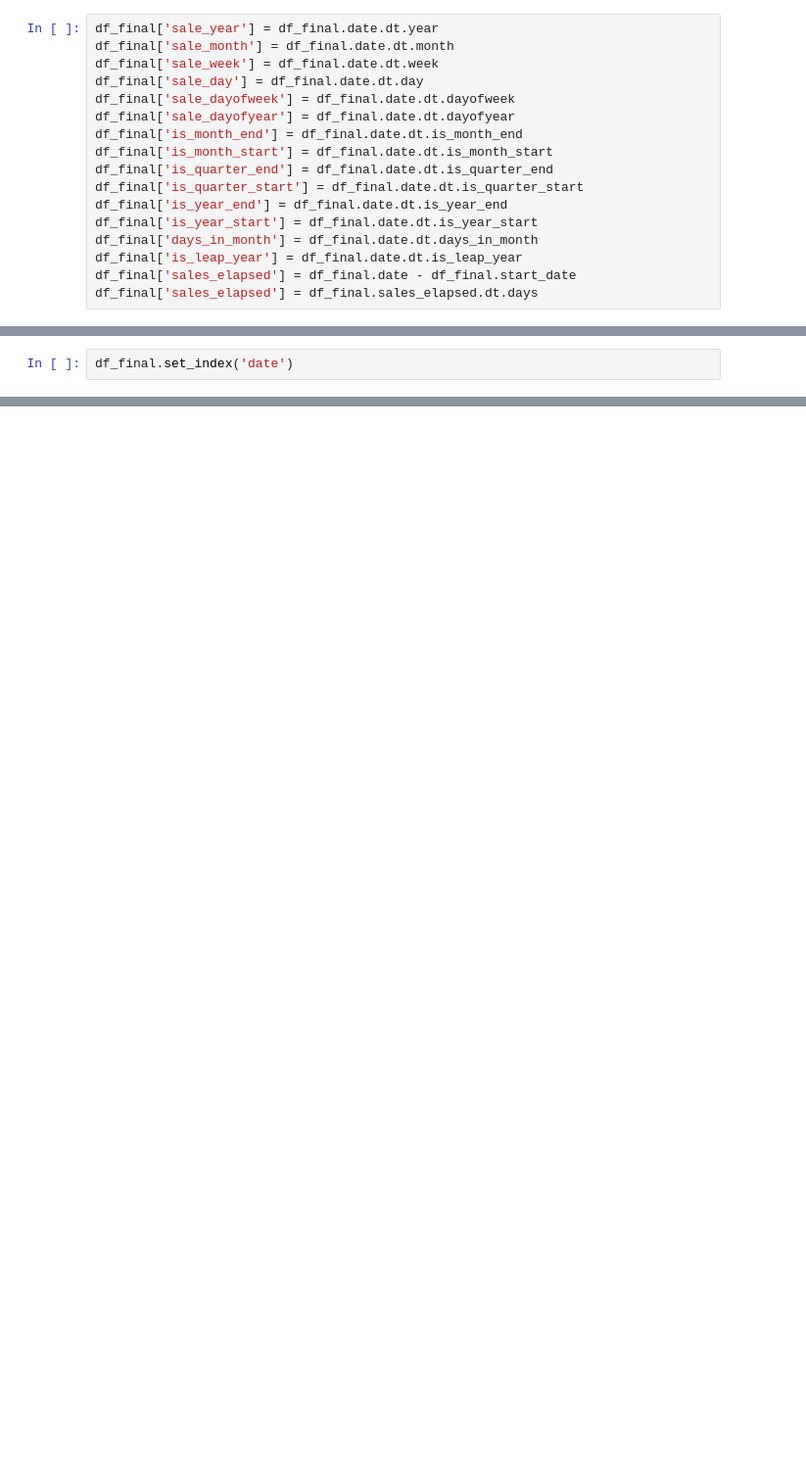
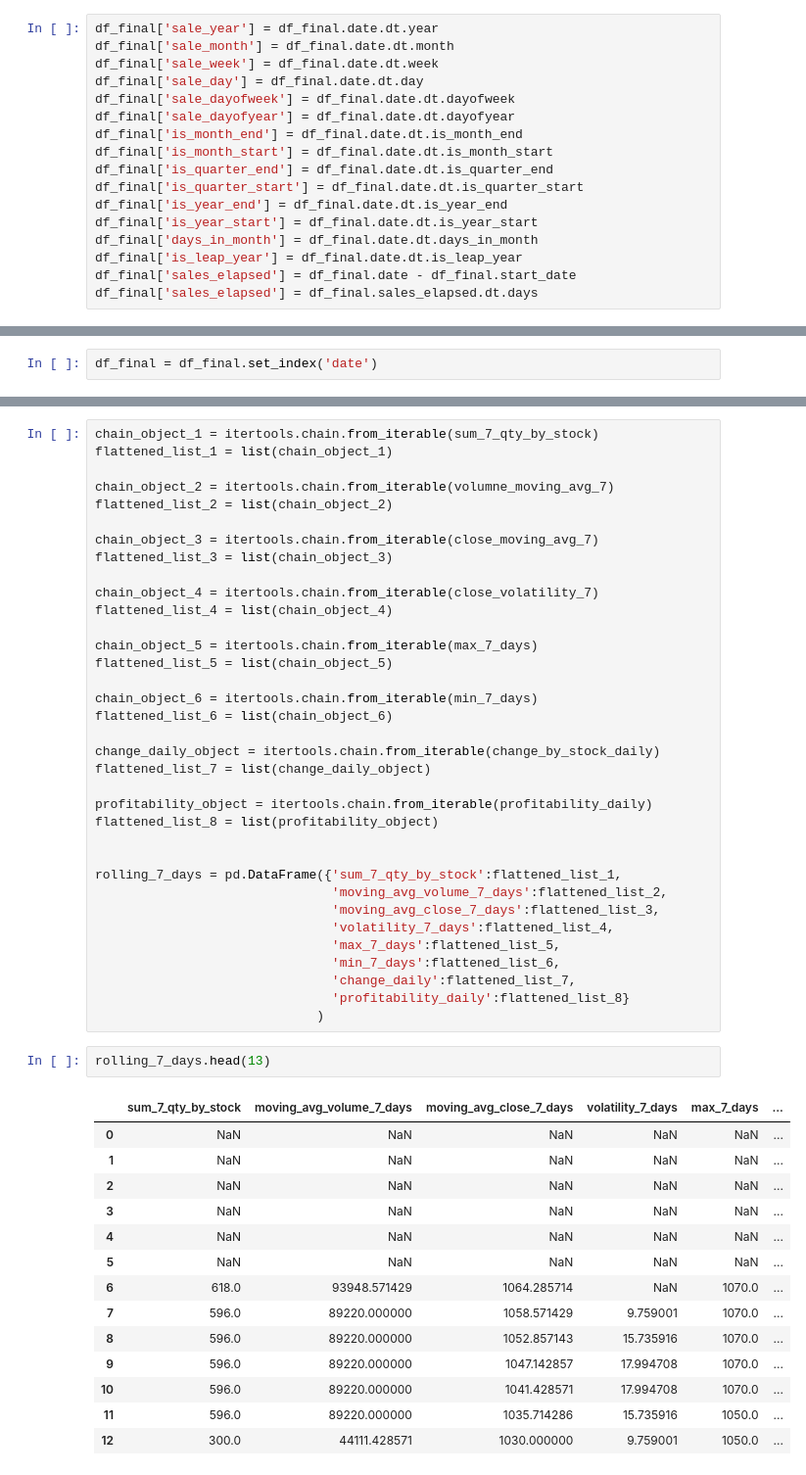
Before and after one commit to gjurcin/MacedoniaStockMarket, a Jupyter notebook: mse_prediction_gjurcin.ipynb, the cells around one changed output, grey strips where cells are left out. Shown at 98% size. Cells and saved outputs as stored; diff of their text form; blank space fills up the shorter version.

```diff
--- a/mse_prediction_gjurcin.ipynb
+++ b/mse_prediction_gjurcin.ipynb
@@ -178,2 +184,2 @@ ROLLING
 # %%
-df_final.set_index('date')
+df_final = df_final.set_index('date')
@@ -194,0 +235,52 @@ df_final.set_index('date')
+# %%
+chain_object_1 = itertools.chain.from_iterable(sum_7_qty_by_stock)
+flattened_list_1 = list(chain_object_1)
+
+chain_object_2 = itertools.chain.from_iterable(volumne_moving_avg_7)
+flattened_list_2 = list(chain_object_2)
+
+chain_object_3 = itertools.chain.from_iterable(close_moving_avg_7)
+flattened_list_3 = list(chain_object_3)
+
+chain_object_4 = itertools.chain.from_iterable(close_volatility_7)
+flattened_list_4 = list(chain_object_4)
+
+chain_object_5 = itertools.chain.from_iterable(max_7_days)
+flattened_list_5 = list(chain_object_5)
+
+chain_object_6 = itertools.chain.from_iterable(min_7_days)
+flattened_list_6 = list(chain_object_6)
+
+change_daily_object = itertools.chain.from_iterable(change_by_stock_daily)
+flattened_list_7 = list(change_daily_object)
+
+profitability_object = itertools.chain.from_iterable(profitability_daily)
+flattened_list_8 = list(profitability_object)
+
+
+rolling_7_days = pd.DataFrame({'sum_7_qty_by_stock':flattened_list_1,
+                               'moving_avg_volume_7_days':flattened_list_2,
+                               'moving_avg_close_7_days':flattened_list_3,
+                               'volatility_7_days':flattened_list_4,
+                               'max_7_days':flattened_list_5,
+                               'min_7_days':flattened_list_6,
+                               'change_daily':flattened_list_7,
+                               'profitability_daily':flattened_list_8}
+                             )
+# %%
+rolling_7_days.head(13)
+# %% [output]
+|  | sum_7_qty_by_stock | moving_avg_volume_7_days | moving_avg_close_7_days | volatility_7_days | max_7_days | ... |
+| 0 | NaN | NaN | NaN | NaN | NaN | ... |
+| 1 | NaN | NaN | NaN | NaN | NaN | ... |
+| 2 | NaN | NaN | NaN | NaN | NaN | ... |
+| 3 | NaN | NaN | NaN | NaN | NaN | ... |
+| 4 | NaN | NaN | NaN | NaN | NaN | ... |
+| 5 | NaN | NaN | NaN | NaN | NaN | ... |
+| 6 | 618.0 | 93948.571429 | 1064.285714 | NaN | 1070.0 | ... |
+| 7 | 596.0 | 89220.000000 | 1058.571429 | 9.759001 | 1070.0 | ... |
+| 8 | 596.0 | 89220.000000 | 1052.857143 | 15.735916 | 1070.0 | ... |
+| 9 | 596.0 | 89220.000000 | 1047.142857 | 17.994708 | 1070.0 | ... |
+| 10 | 596.0 | 89220.000000 | 1041.428571 | 17.994708 | 1070.0 | ... |
+| 11 | 596.0 | 89220.000000 | 1035.714286 | 15.735916 | 1050.0 | ... |
+| 12 | 300.0 | 44111.428571 | 1030.000000 | 9.759001 | 1050.0 | ... |
```
Also changed, not shown: parts of 15 cells of this notebook.
